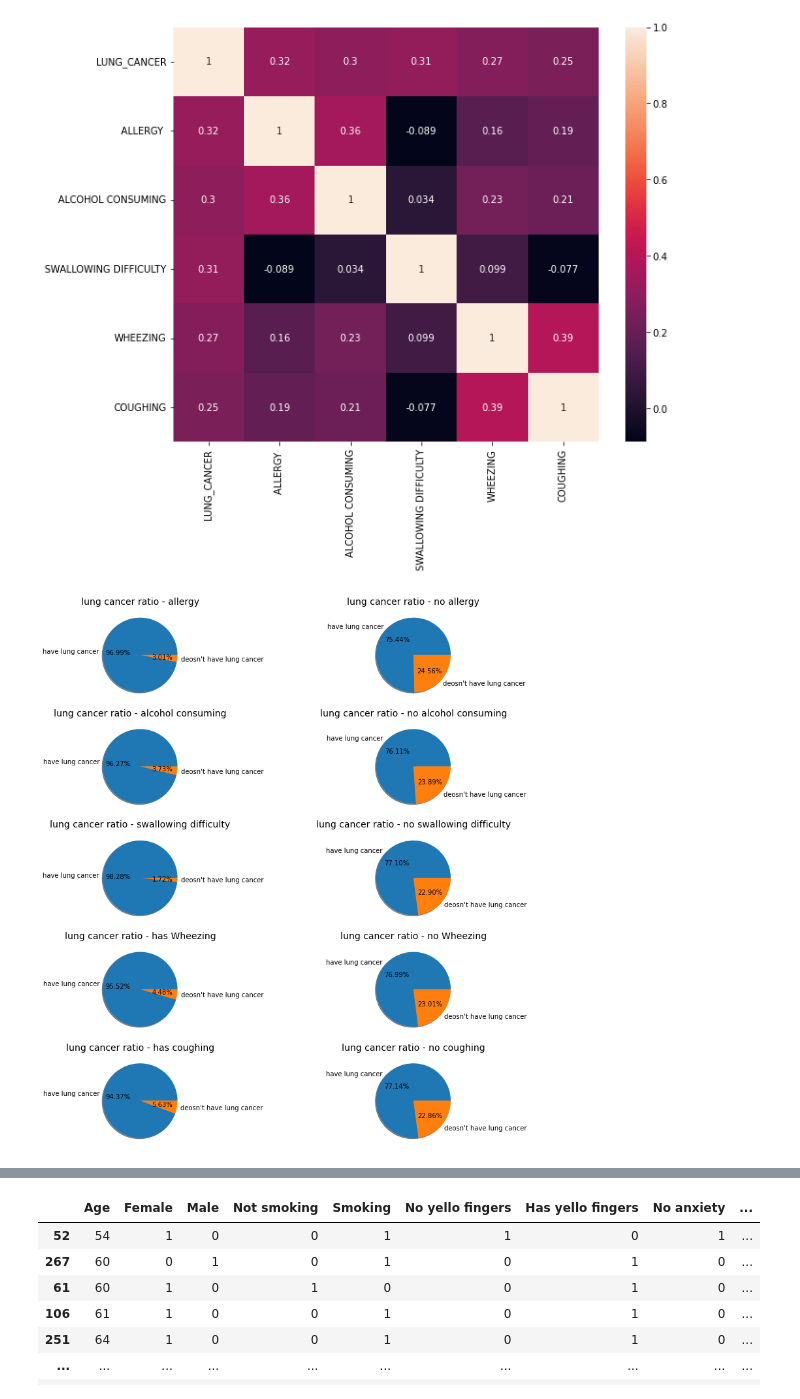
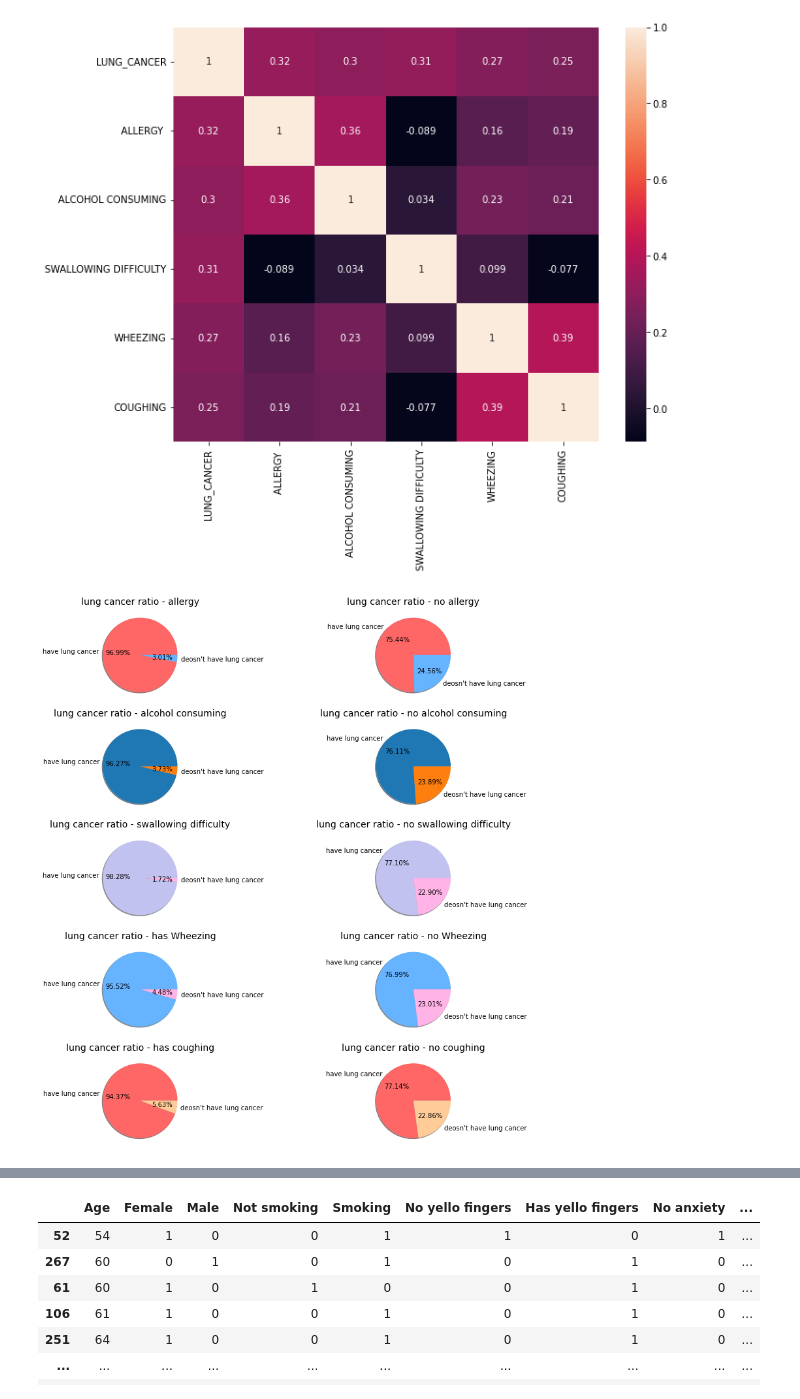
Before and after one commit to GitlerIsrael/Lung-cancer-model, a Jupyter notebook: Lung cancer AI project.ipynb, the cells around one changed output, grey strips where cells are left out. Saved outputs shown, nothing was run; the diff lists cells and outputs as text; code cells hidden in the pictures.

```diff
--- a/Lung cancer AI project.ipynb
+++ b/Lung cancer AI project.ipynb
@@ -393,12 +428,12 @@ fig, ax = plt.subplots(5,2, figsize = (12,12))
 
 labels = ["have lung cancer", "deosn't have lung cancer"]
 values = train_set[train_set['ALLERGY ']==2]['LUNG_CANCER'].value_counts().tolist()
-ax1.pie(x=values, labels=labels, autopct="%1.2f%%", shadow=True)
+ax1.pie(x=values, labels=labels, autopct="%1.2f%%", shadow=True, colors=['#ff6666', '#66b3ff'])
 ax1.set_title("lung cancer ratio - allergy", fontdict={'fontsize': 14})
 
 labels = ["have lung cancer", "deosn't have lung cancer"]
 values = train_set[train_set['ALLERGY ']==1]['LUNG_CANCER'].value_counts().tolist()
-ax2.pie(x=values, labels=labels, autopct="%1.2f%%", shadow=True)
+ax2.pie(x=values, labels=labels, autopct="%1.2f%%", shadow=True, colors=['#ff6666', '#66b3ff'])
 ax2.set_title("lung cancer ratio - no allergy", fontdict={'fontsize': 14})
 
 labels = ["have lung cancer", "deosn't have lung cancer"]
@@ -411,40 +446,40 @@ values = train_set[train_set['ALCOHOL CONSUMING']==1]['LUNG_CANCER'].value_count
 ax4.pie(x=values, labels=labels, autopct="%1.2f%%", shadow=True)
 ax4.set_title("lung cancer ratio - no alcohol consuming", fontdict={'fontsize': 14})
 
 labels = ["have lung cancer", "deosn't have lung cancer"]
 values = train_set[train_set['SWALLOWING DIFFICULTY']==2]['LUNG_CANCER'].value_counts().tolist()
-ax5.pie(x=values, labels=labels, autopct="%1.2f%%", shadow=True)
+ax5.pie(x=values, labels=labels, autopct="%1.2f%%", shadow=True, colors=['#c2c2f0','#ffb3e6'])
 ax5.set_title("lung cancer ratio - swallowing difficulty", fontdict={'fontsize': 14})
 
 labels = ["have lung cancer", "deosn't have lung cancer"]
 values = train_set[train_set['SWALLOWING DIFFICULTY']==1]['LUNG_CANCER'].value_counts().tolist()
-ax6.pie(x=values, labels=labels, autopct="%1.2f%%", shadow=True)
+ax6.pie(x=values, labels=labels, autopct="%1.2f%%", shadow=True, colors=['#c2c2f0','#ffb3e6'])
 ax6.set_title("lung cancer ratio - no swallowing difficulty", fontdict={'fontsize': 14})
 
 labels = ["have lung cancer", "deosn't have lung cancer"]
 values = train_set[train_set['WHEEZING']==2]['LUNG_CANCER'].value_counts().tolist()
-ax7.pie(x=values, labels=labels, autopct="%1.2f%%", shadow=True)
+ax7.pie(x=values, labels=labels, autopct="%1.2f%%", shadow=True, colors=['#66b3ff','#ffb3e6'])
 ax7.set_title("lung cancer ratio - has Wheezing", fontdict={'fontsize': 14})
 
 labels = ["have lung cancer", "deosn't have lung cancer"]
 values = train_set[train_set['WHEEZING']==1]['LUNG_CANCER'].value_counts().tolist()
-ax8.pie(x=values, labels=labels, autopct="%1.2f%%", shadow=True)
+ax8.pie(x=values, labels=labels, autopct="%1.2f%%", shadow=True, colors=['#66b3ff','#ffb3e6'])
 ax8.set_title("lung cancer ratio - no Wheezing", fontdict={'fontsize': 14})
 
 labels = ["have lung cancer", "deosn't have lung cancer"]
 values = train_set[train_set['COUGHING']==2]['LUNG_CANCER'].value_counts().tolist()
-ax9.pie(x=values, labels=labels, autopct="%1.2f%%", shadow=True)
+ax9.pie(x=values, labels=labels, autopct="%1.2f%%", shadow=True, colors=['#ff6666', '#ffcc99'])
 ax9.set_title("lung cancer ratio - has coughing", fontdict={'fontsize': 14})
 
 labels = ["have lung cancer", "deosn't have lung cancer"]
 values = train_set[train_set['COUGHING']==1]['LUNG_CANCER'].value_counts().tolist()
-ax10.pie(x=values, labels=labels, autopct="%1.2f%%", shadow=True)
+ax10.pie(x=values, labels=labels, autopct="%1.2f%%", shadow=True, colors=['#ff6666', '#ffcc99'])
 ax10.set_title("lung cancer ratio - no coughing", fontdict={'fontsize': 14})
 
 plt.tight_layout()
 plt.show()
 # %% [output]
-[figure, old version]
+[figure, new version]
 # %%
 x_train
 # %% [output]
```
Also changed, not shown: parts of 12 cells of this notebook, 1 other file.
